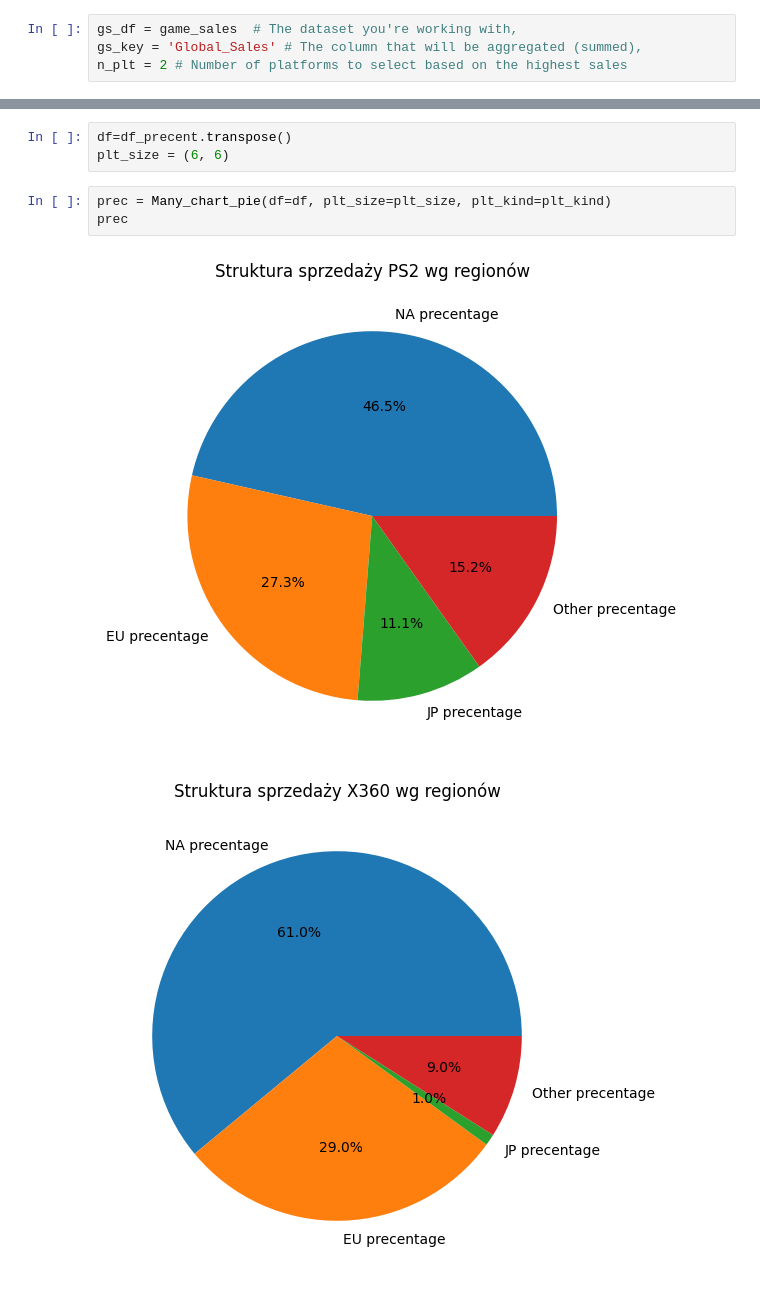
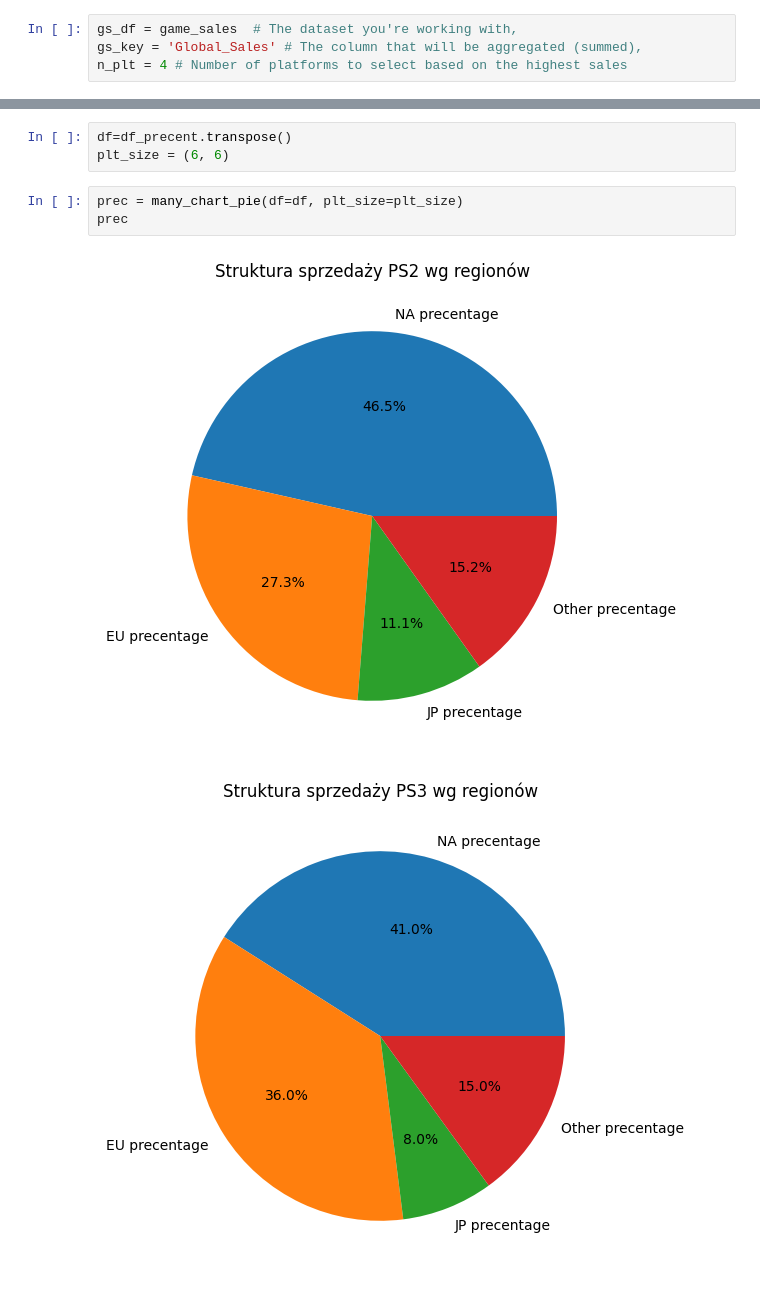
Before and after one commit to shrike03/Games-sales-for-platforms, a Jupyter notebook: Games.ipynb, the cells around one changed output, grey strips where cells are left out. Cells and saved outputs as stored; diff of their text form.

```diff
--- a/Games.ipynb
+++ b/Games.ipynb
@@ -367,7 +311,7 @@ oth_chart
 # %%
 gs_df = game_sales  # The dataset you're working with,
 gs_key = 'Global_Sales' # The column that will be aggregated (summed),
-n_plt = 2 # Number of platforms to select based on the highest sales
+n_plt = 4 # Number of platforms to select based on the highest sales
 # %% [markdown]
 ## NORTH AMERICA
 # %%
@@ -434,8 +386,8 @@ df_precent.transpose()
 df=df_precent.transpose()
 plt_size = (6, 6)
 # %%
-prec = Many_chart_pie(df=df, plt_size=plt_size, plt_kind=plt_kind)
+prec = many_chart_pie(df=df, plt_size=plt_size)
 prec
 # %% [output]
 [figure]
-[figure, old version]
+[figure, new version]
```
Also changed, not shown: parts of 12 cells of this notebook, 1 other file.
